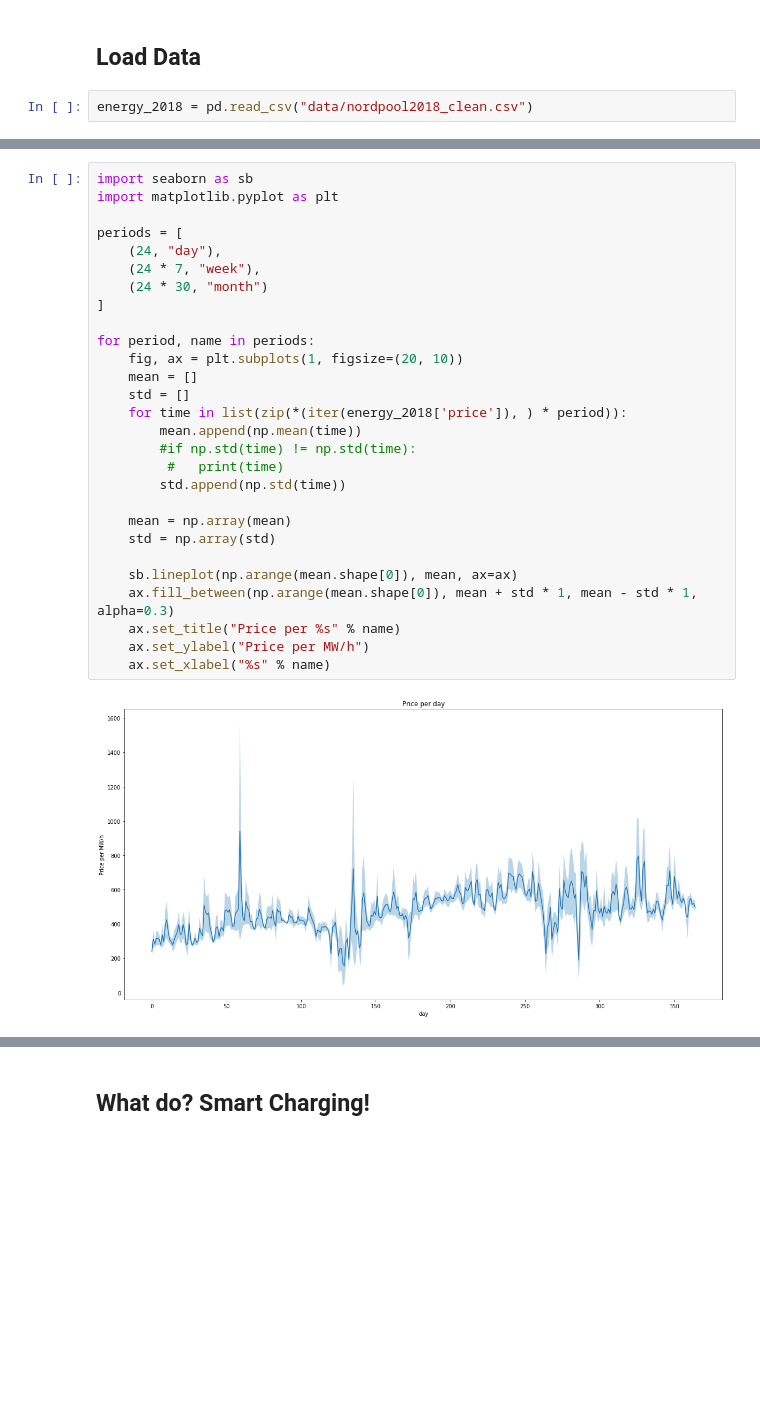
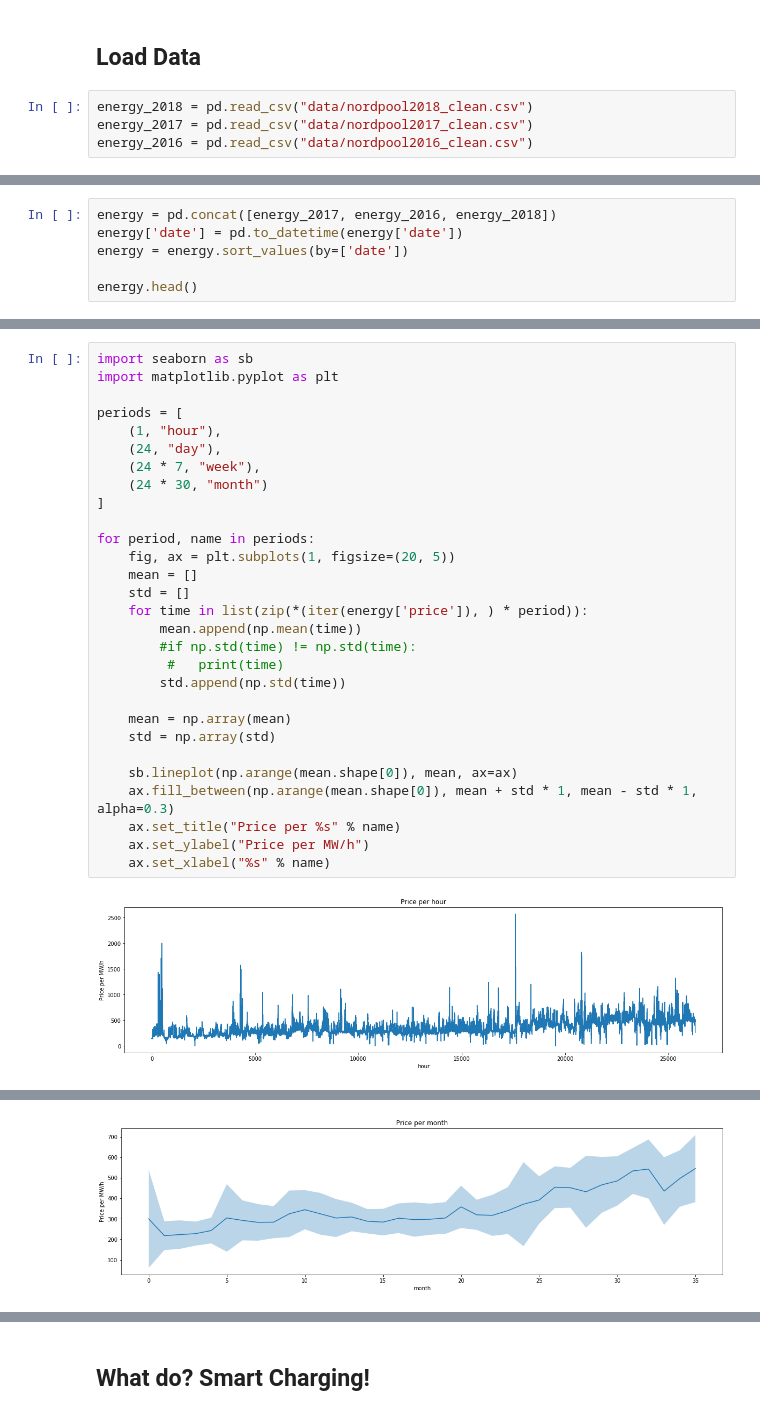
Before and after one commit to JonasRSV/H4S-Uniform-Energy, a Jupyter notebook: uniform_energy.ipynb, the cells around one changed output, grey strips where cells are left out. Cells and saved outputs as stored; diff of their text form; blank space fills up the shorter version.

```diff
--- a/uniform_energy.ipynb
+++ b/uniform_energy.ipynb
@@ -6,3 +6,5 @@ Load Data
 ---
 # %%
 energy_2018 = pd.read_csv("data/nordpool2018_clean.csv")
+energy_2017 = pd.read_csv("data/nordpool2017_clean.csv")
+energy_2016 = pd.read_csv("data/nordpool2016_clean.csv")
@@ -23,0 +11,6 @@ Visualize
+# %%
+energy = pd.concat([energy_2017, energy_2016, energy_2018])
+energy['date'] = pd.to_datetime(energy['date'])
+energy = energy.sort_values(by=['date'])
+
+energy.head()
@@ -24,30 +27,31 @@ Visualize
 # %%
 import seaborn as sb
 import matplotlib.pyplot as plt
 
 periods = [
+    (1, "hour"),
     (24, "day"),
     (24 * 7, "week"),
     (24 * 30, "month")
 ]
 
 for period, name in periods:
-    fig, ax = plt.subplots(1, figsize=(20, 10))
+    fig, ax = plt.subplots(1, figsize=(20, 5))
     mean = []
     std = []
-    for time in list(zip(*(iter(energy_2018['price']), ) * period)):
+    for time in list(zip(*(iter(energy['price']), ) * period)):
         mean.append(np.mean(time))
         #if np.std(time) != np.std(time):
          #   print(time)
         std.append(np.std(time))
 
     mean = np.array(mean)
     std = np.array(std)
 
     sb.lineplot(np.arange(mean.shape[0]), mean, ax=ax)
     ax.fill_between(np.arange(mean.shape[0]), mean + std * 1, mean - std * 1, alpha=0.3)
     ax.set_title("Price per %s" % name)
     ax.set_ylabel("Price per MW/h")
     ax.set_xlabel("%s" % name)
 # %% [output]
-[figure, old version]
+[figure, new version]
@@ -55,0 +60 @@ for period, name in periods:
+[figure, added]
```
Also changed, not shown: parts of 7 cells of this notebook, 4 other files.
